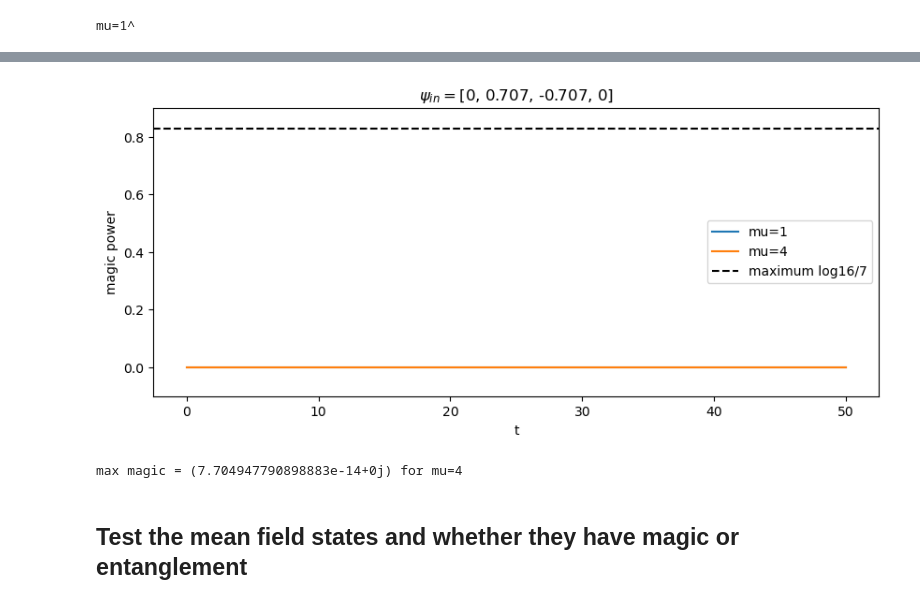
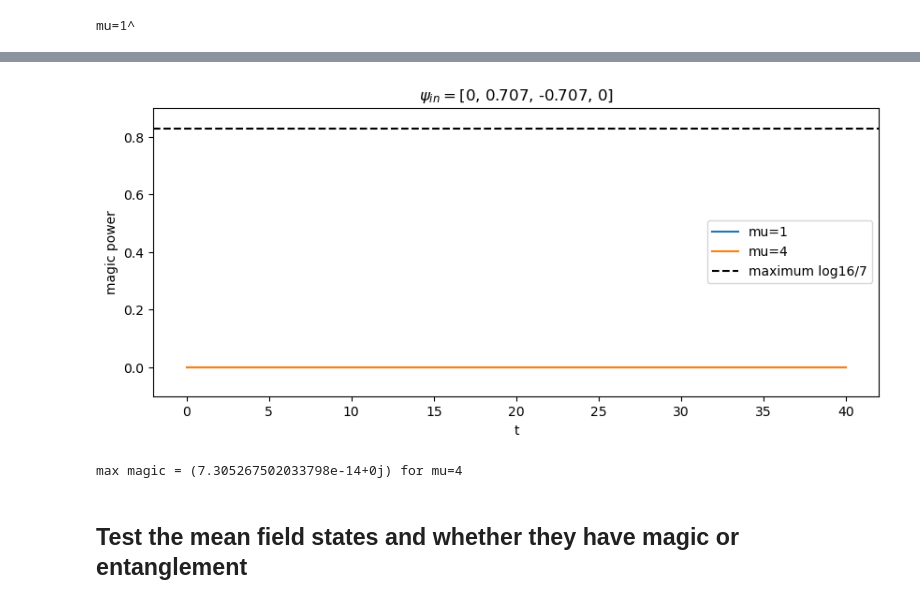
Before and after one commit to annabirke/Honours_entangle_magic, a Jupyter notebook: entanglement_magic_power_sum_stabiliser_states.ipynb, the cells around one changed output, grey strips where cells are left out. Drawn from its saved outputs; the diff is of its cells as text; code cells hidden in the pictures.

```diff
--- a/entanglement_magic_power_sum_stabiliser_states.ipynb
+++ b/entanglement_magic_power_sum_stabiliser_states.ipynb
@@ -533,15 +592,15 @@ mu=1^
 # %%
 a=1
 mu_list=np.array([1,4])
-t_list=np.linspace(0,50,1000)
+t_list=np.linspace(0,40,1000)
 psiin=np.array([0,1/np.sqrt(2),-1/np.sqrt(2),0]) # basis LL LR RL RR
 magic_list_mu=Mpower(mu_list,t_list,psiin)
 print(f'max magic = {np.max(magic_list_mu[1,:])} for mu={mu_list[1]}')
 # signal=magic_list_mu[1,:]
 # (freqs,peaks)=fourier(t_list,signal,[0,5])
 # %% [output]
-[figure, old version]
+[figure, new version]
-max magic = (7.704947790898883e-14+0j) for mu=4
+max magic = (7.305267502033798e-14+0j) for mu=4
 # %% [markdown]
 ## Test the mean field states and whether they have magic or entanglement ##
 # %%
```
Also changed, not shown: parts of 8 cells of this notebook, 13 other files.
